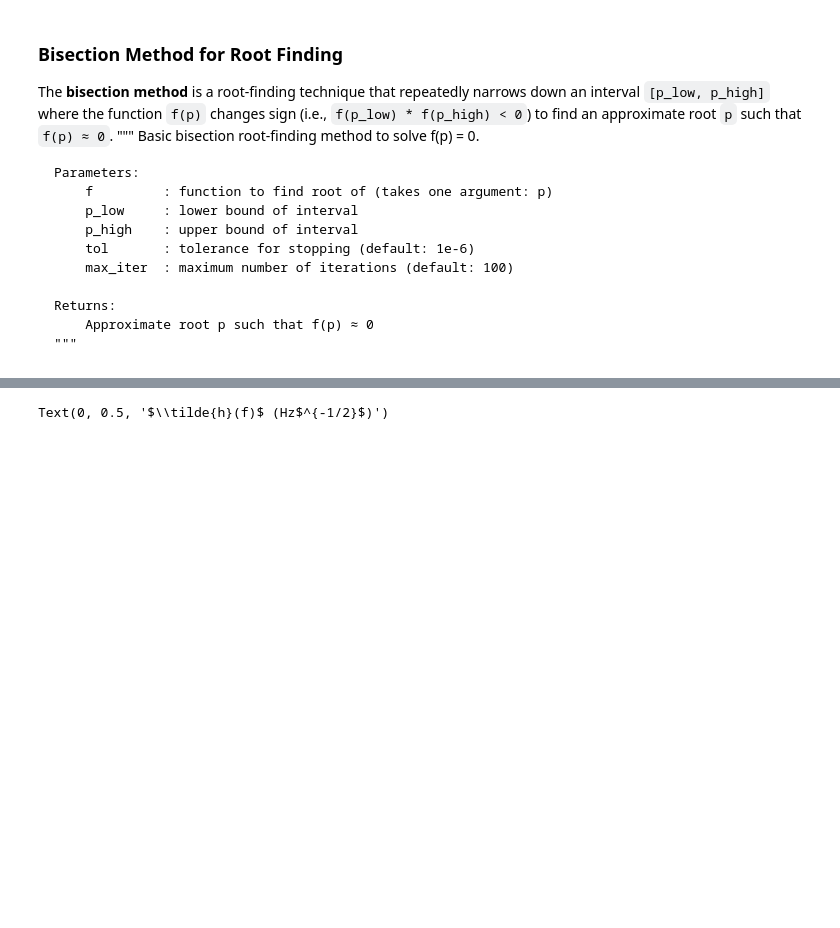
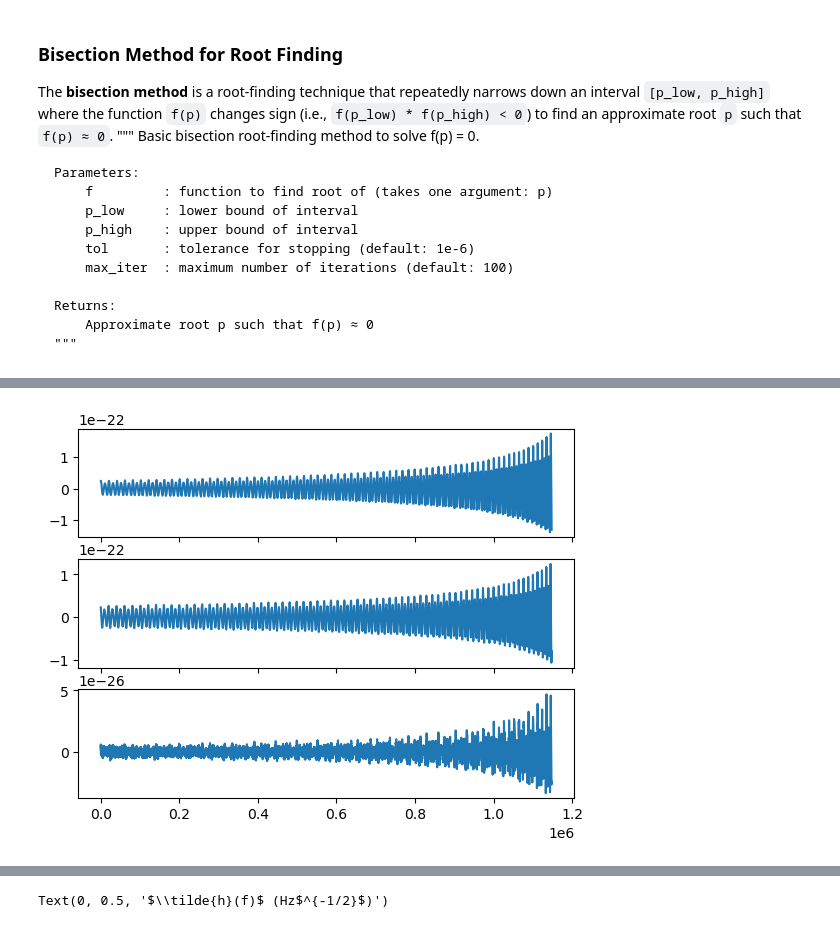
Before and after one commit to Thirtha17/SMBH-Merger-SNR-calculation-with-LISA, a Jupyter notebook: Jilians.ipynb, the cells around one changed output, grey strips where cells are left out. Cells and saved outputs as stored; diff of their text form; code cells hidden in the pictures; blank space fills up the shorter version.

```diff
--- a/Jilians.ipynb
+++ b/Jilians.ipynb
@@ -816,0 +740,8 @@ def func(p):
+# %%
+fig, ax = plt.subplots(3, 1, sharex=True)
+dt=10
+for i in range(3):
+
+    ax[i].plot(np.arange(len(AET[0]))* dt, AET[i].real)
+# %% [output]
+[figure, added]
```
Also changed, not shown: parts of 73 cells of this notebook, 6 other files.
